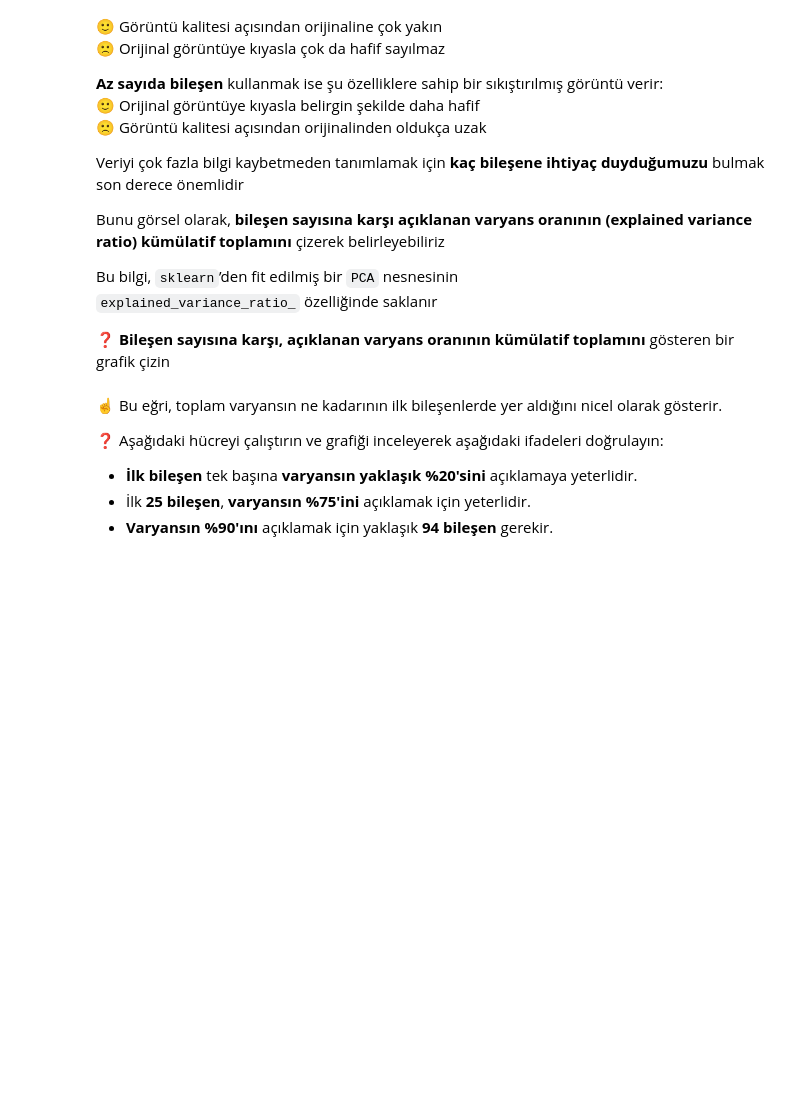
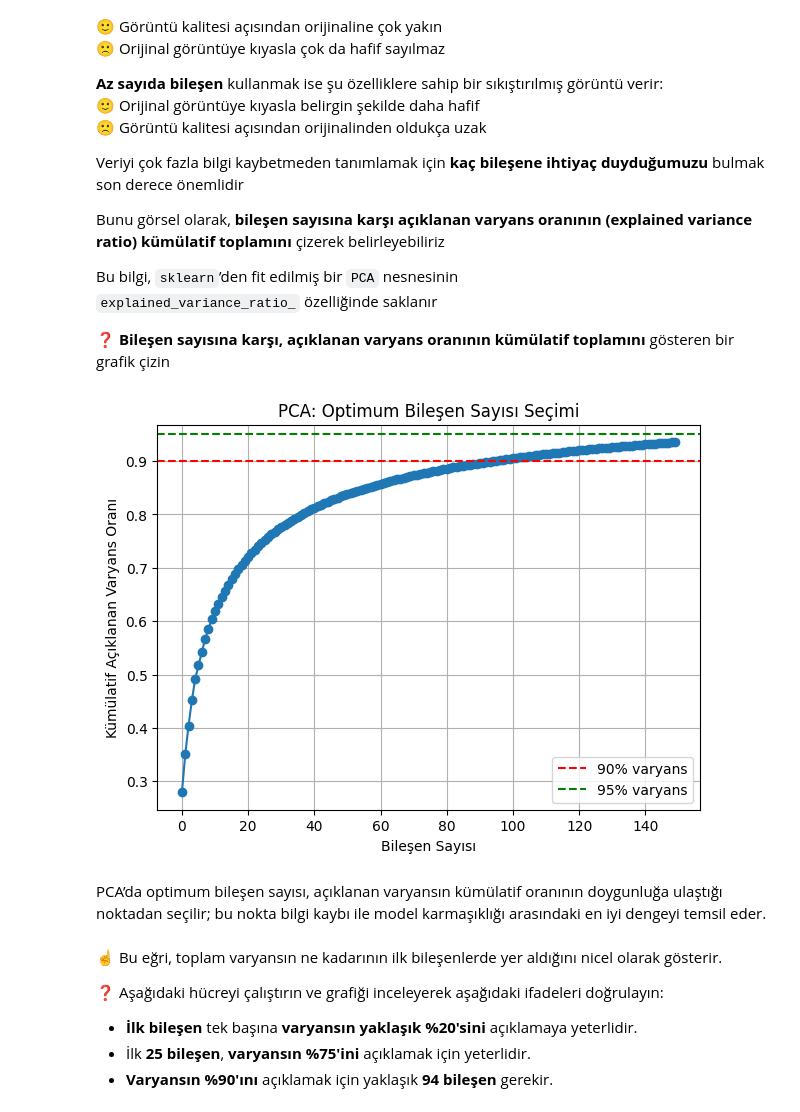
Before and after one commit to tmy-datamesa/S17D3-S-data-face-recoginition, a Jupyter notebook: face_recognition.ipynb, the cells around one changed output. Cells and saved outputs as stored; diff of their text form; code cells hidden in the pictures; blank space fills up the shorter version.

```diff
--- a/face_recognition.ipynb
+++ b/face_recognition.ipynb
@@ -344,3 +386,25 @@ Bu bilgi, `sklearn`’den fit edilmiş bir `PCA` nesnesinin
+# %%
+import numpy as np
+import matplotlib.pyplot as plt
+
+# Kümülatif açıklanan varyans
+cumulative_variance = np.cumsum(pca.explained_variance_ratio_)
+
+plt.figure(figsize=(7, 5))
+plt.plot(cumulative_variance, marker='o')
+plt.axhline(y=0.9, color='r', linestyle='--', label='90% varyans')
+plt.axhline(y=0.95, color='g', linestyle='--', label='95% varyans')
+
+plt.xlabel("Bileşen Sayısı")
+plt.ylabel("Kümülatif Açıklanan Varyans Oranı")
+plt.title("PCA: Optimum Bileşen Sayısı Seçimi")
+plt.legend()
+plt.grid(True)
+plt.show()
+# %% [output]
+[figure, added]
+# %% [markdown]
+PCA’da optimum bileşen sayısı, açıklanan varyansın kümülatif oranının doygunluğa ulaştığı noktadan seçilir; bu nokta bilgi kaybı ile model karmaşıklığı arasındaki en iyi dengeyi temsil eder.
 # %% [markdown]
 ☝️ Bu eğri, toplam varyansın ne kadarının ilk bileşenlerde yer aldığını nicel olarak gösterir.
 
```
Also changed, not shown: parts of 13 cells of this notebook, 1 other file.
